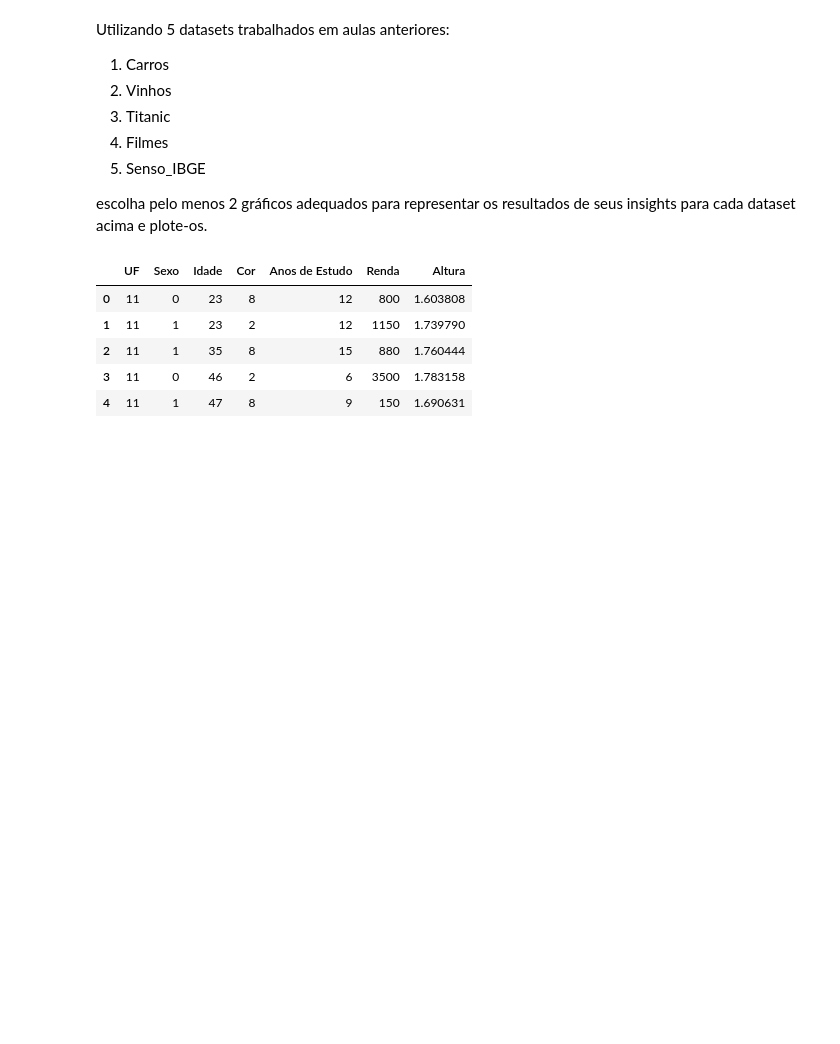
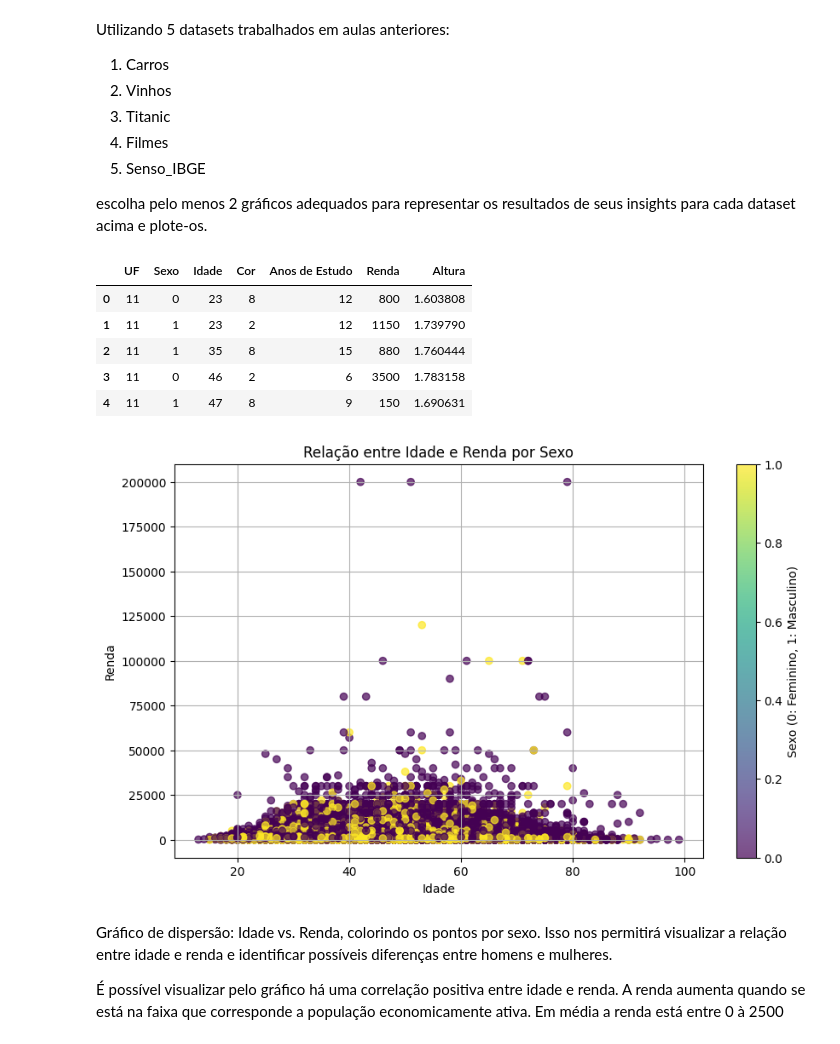
Before and after one commit to nwldo/Analise_de_dados, a Jupyter notebook: Atividade - Gráficos/Senso_IBGE.ipynb, the cells around one changed output. Drawn from its saved outputs; the diff is of its cells as text; code cells hidden in the pictures; blank space fills up the shorter version.

Commit message:
Concluíndo Atividade - Gráficos - Senso_IBGE

```diff
--- a/Atividade - Gráficos/Senso_IBGE.ipynb
+++ b/Atividade - Gráficos/Senso_IBGE.ipynb
@@ -21,3 +22,21 @@ df.head(n=5)
 | 2 | 11 | 1 | 35 | 8 | 15 | 880 | 1.760444 |
 | 3 | 11 | 0 | 46 | 2 | 6 | 3500 | 1.783158 |
 | 4 | 11 | 1 | 47 | 8 | 9 | 150 | 1.690631 |
+# %%
+# Gráfico 1: Dispersão - Idade vs. Renda, colorindo por sexo
+plt.figure(figsize=(10, 6))
+plt.scatter(df['Idade'], df['Renda'], c=df['Sexo'], cmap='viridis', alpha=0.7)
+plt.xlabel('Idade')
+plt.ylabel('Renda')
+plt.title('Relação entre Idade e Renda por Sexo')
+plt.colorbar(label='Sexo (0: Feminino, 1: Masculino)')
+plt.grid(True)
+plt.show()
+# %% [output]
+[figure, added]
+# %% [markdown]
+Gráfico de dispersão: Idade vs. Renda, colorindo os pontos por sexo.
+Isso nos permitirá visualizar a relação entre idade e renda e identificar possíveis diferenças entre homens e mulheres.
+
+É possível visualizar pelo gráfico há uma correlação positiva entre idade e renda. A renda aumenta quando se está na faixa que corresponde a população economicamente ativa.
+Em média a renda está entre 0 à 2500
```
Also changed, not shown: parts of 4 cells of this notebook.
